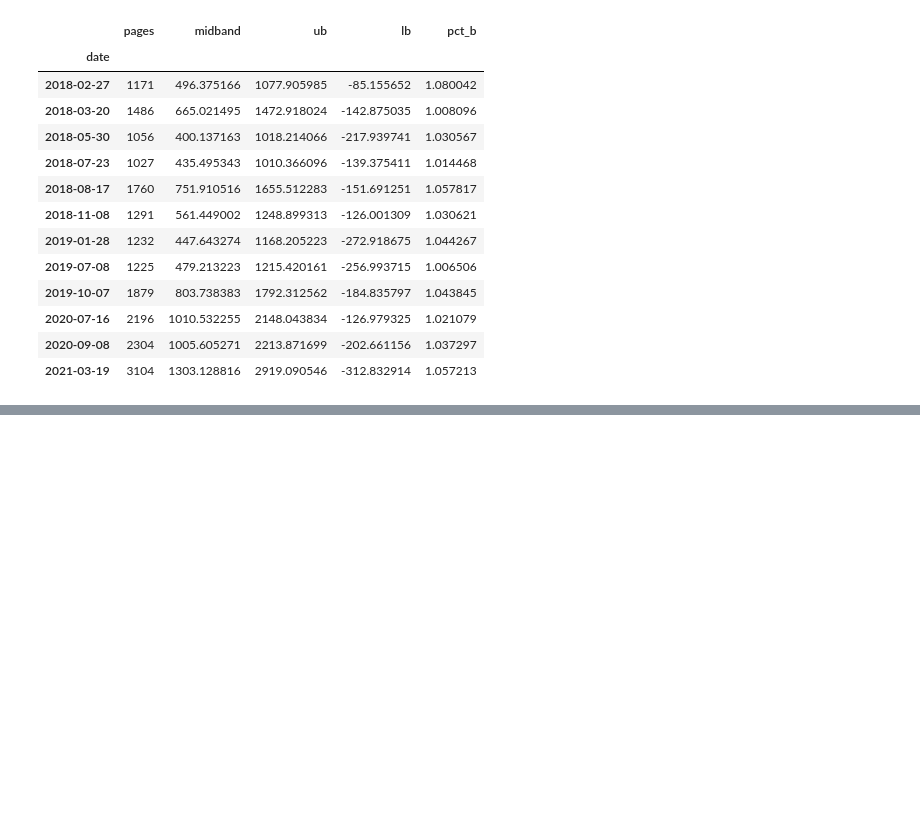
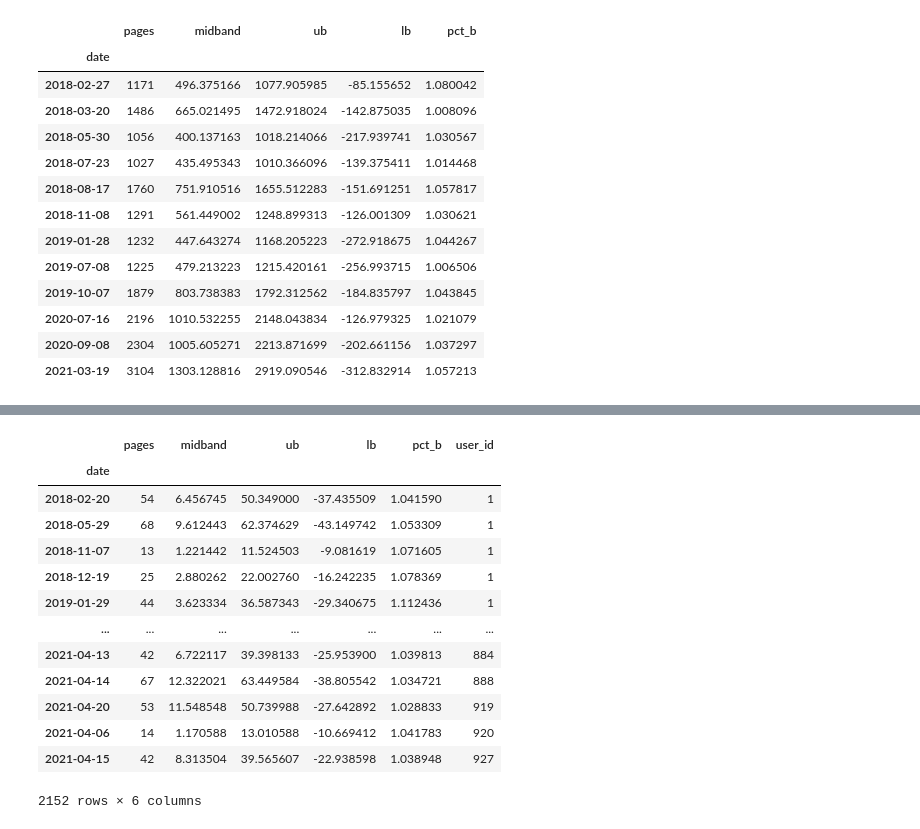
Before and after one commit to Sam-keeler/anomaly-detection-exercises, a Jupyter notebook: TSAD.ipynb, the cells around one changed output, grey strips where cells are left out. Cells and saved outputs as stored; diff of their text form; code cells hidden in the pictures; blank space fills up the shorter version.

```diff
--- a/TSAD.ipynb
+++ b/TSAD.ipynb
@@ -301,0 +314,12 @@ pages[pages['pct_b'] > 1]
+# %%
+def compute_pct_b(pages, span, weight, user):
+    midband = pages.ewm(span = span).mean()
+    stdev = pages.ewm(span = span).std()
+    ub = midband + stdev*weight
+    lb = midband - stdev*weight
+    bb = pd.concat([ub, lb], axis = 1)
+    prep_df = pd.concat([pages, midband, bb], axis = 1)
+    prep_df.columns = ['pages', 'midband', 'ub', 'lb']
+    prep_df['pct_b'] = (prep_df['pages'] - prep_df['lb'])/(prep_df['ub'] - prep_df['lb'])
+    prep_df['user_id'] = user
+    return prep_df
@@ -301,0 +339,13 @@ pages[pages['pct_b'] > 1]
+# %%
+# Uncomment the plot function if using a small number of users
+
+def find_anomalies(df, user, span, weight):
+    pages = prep(df, user)
+    prep_df = compute_pct_b(pages, span, weight, user)
+    #plt_bands(prep_df, user)
+    return prep_df[prep_df['pct_b'] > 1]
+# %%
+file_name = 'anonymized-curriculum-access.txt'
+col_names = ['date', 'endpoint', 'user_id', 'cohort_id', 'source_ip']
+df = acquire(file_name, col_names)
+df.head()
@@ -301,0 +359,6 @@ pages[pages['pct_b'] > 1]
+# %%
+user = 849
+span = 30
+weight = 2
+user_df = find_anomalies(df, user, span, weight)
+user_df
@@ -301,0 +375,25 @@ pages[pages['pct_b'] > 1]
+# %%
+span = 30
+weight = 3
+
+anomalies = pd.DataFrame()
+for u in list(df.user_id.unique()):
+    user_df = find_anomalies(df, u, span, weight)
+    anomalies = pd.concat([anomalies, user_df], axis = 0)
+
+anomalies
+# %% [output]
+|  | pages | midband | ub | lb | pct_b | user_id |
+| date |  |  |  |  |  |  |
+| 2018-02-20 | 54 | 6.456745 | 50.349000 | -37.435509 | 1.041590 | 1 |
+| 2018-05-29 | 68 | 9.612443 | 62.374629 | -43.149742 | 1.053309 | 1 |
+| 2018-11-07 | 13 | 1.221442 | 11.524503 | -9.081619 | 1.071605 | 1 |
+| 2018-12-19 | 25 | 2.880262 | 22.002760 | -16.242235 | 1.078369 | 1 |
+| 2019-01-29 | 44 | 3.623334 | 36.587343 | -29.340675 | 1.112436 | 1 |
+| ... | ... | ... | ... | ... | ... | ... |
+| 2021-04-13 | 42 | 6.722117 | 39.398133 | -25.953900 | 1.039813 | 884 |
+| 2021-04-14 | 67 | 12.322021 | 63.449584 | -38.805542 | 1.034721 | 888 |
+| 2021-04-20 | 53 | 11.548548 | 50.739988 | -27.642892 | 1.028833 | 919 |
+| 2021-04-06 | 14 | 1.170588 | 13.010588 | -10.669412 | 1.041783 | 920 |
+| 2021-04-15 | 42 | 8.313504 | 39.565607 | -22.938598 | 1.038948 | 927 |
+2152 rows × 6 columns
```
Also changed, not shown: parts of 7 cells of this notebook.
